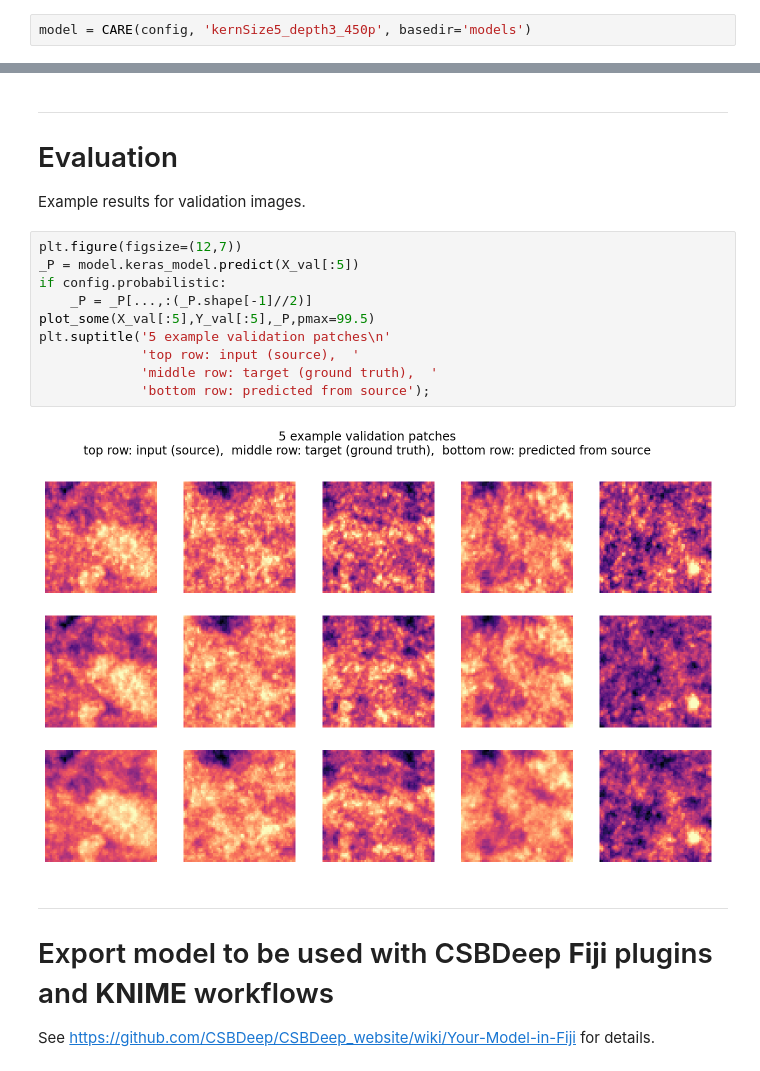
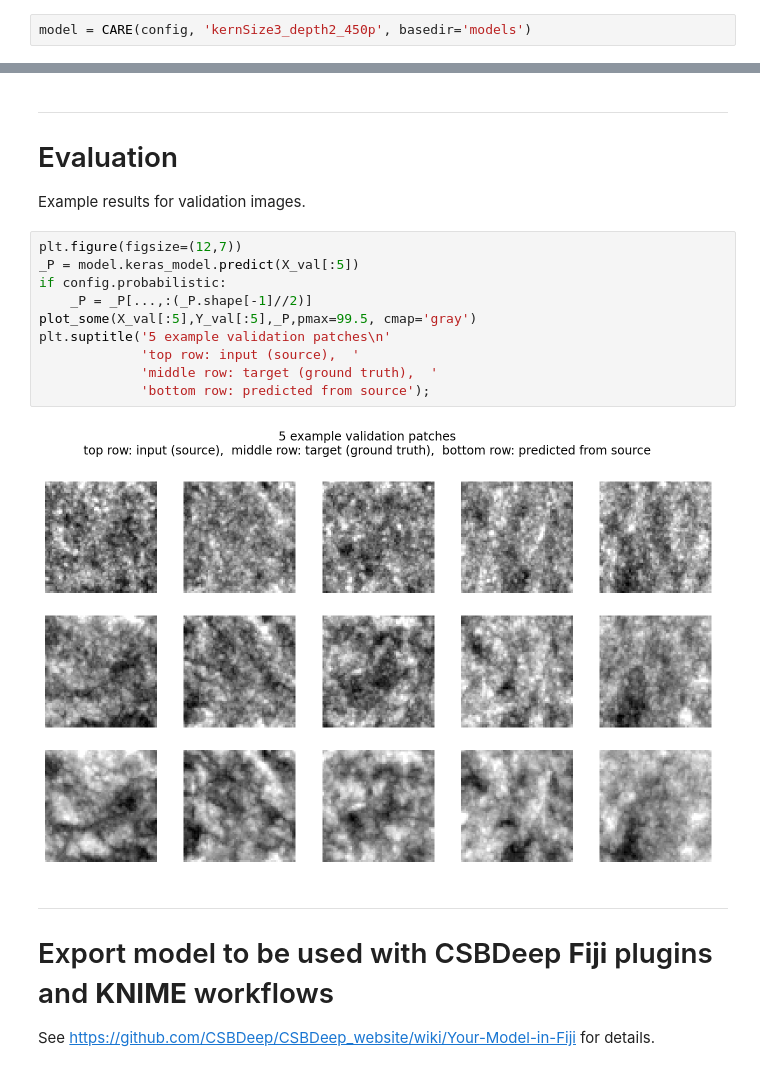
Before and after one commit to rhoadesScholar/CSBDeep, a Jupyter notebook: jrho/denoising3D/2_training.ipynb, the cells around one changed output, grey strips where cells are left out. Saved outputs shown, nothing was run; the diff lists cells and outputs as text.

```diff
--- a/jrho/denoising3D/2_training.ipynb
+++ b/jrho/denoising3D/2_training.ipynb
@@ -95,5 +121,5 @@ Config(axes='ZYXC', n_channel_in=1, n_channel_out=1, n_dim=3, probabilistic=Fals
 # %% [markdown]
 We now create a CARE model with the chosen configuration:
 # %%
-model = CARE(config, 'kernSize5_depth3_450p', basedir='models')
+model = CARE(config, 'kernSize3_depth2_450p', basedir='models')
 # %% [output]
@@ -149,15 +214,15 @@ Example results for validation images.
 # %%
 plt.figure(figsize=(12,7))
 _P = model.keras_model.predict(X_val[:5])
 if config.probabilistic:
     _P = _P[...,:(_P.shape[-1]//2)]
-plot_some(X_val[:5],Y_val[:5],_P,pmax=99.5)
+plot_some(X_val[:5],Y_val[:5],_P,pmax=99.5, cmap='gray')
 plt.suptitle('5 example validation patches\n'
              'top row: input (source),  '
              'middle row: target (ground truth),  '
              'bottom row: predicted from source');
 # %% [output]
-[figure, old version]
+[figure, new version]
 # %% [markdown]
 <hr style="height:2px;">
 
```
Also changed, not shown: parts of 8 cells of this notebook.
